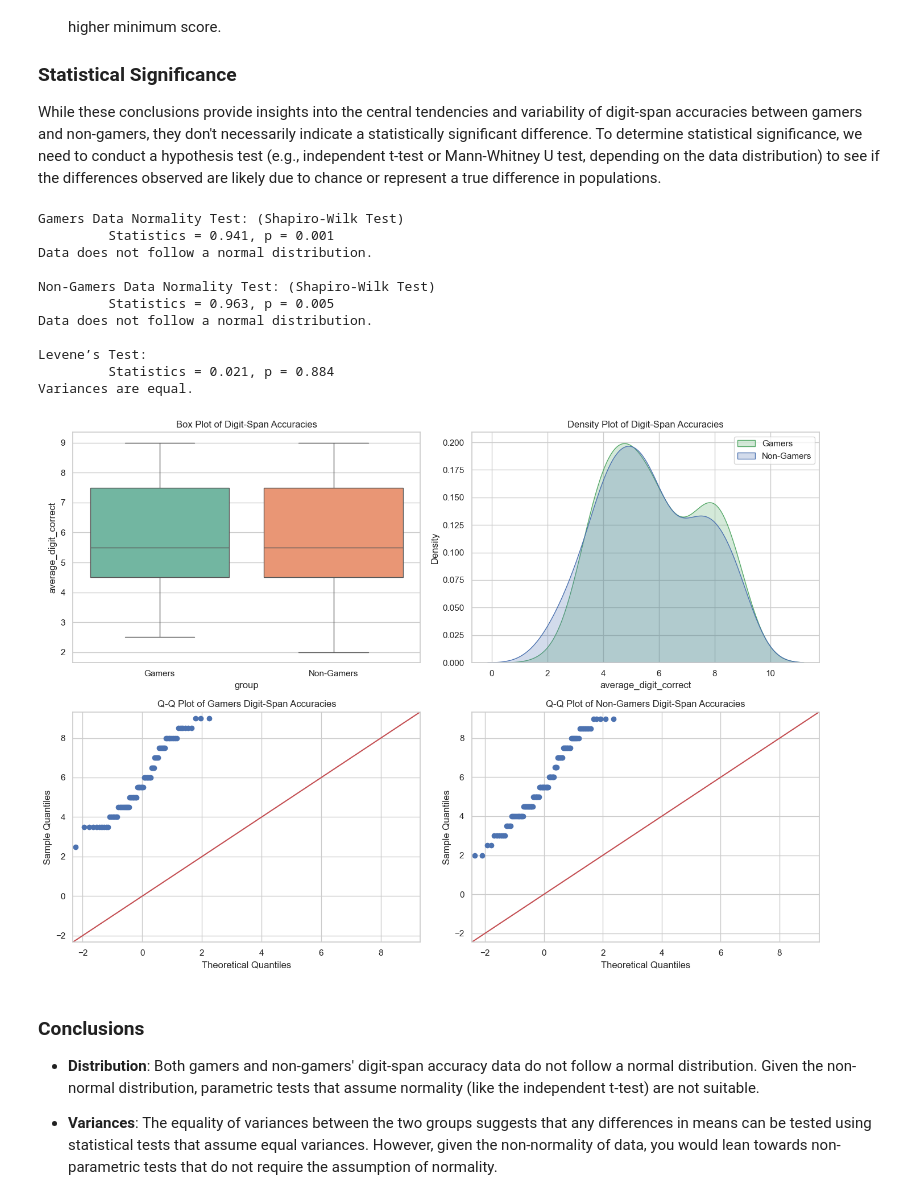
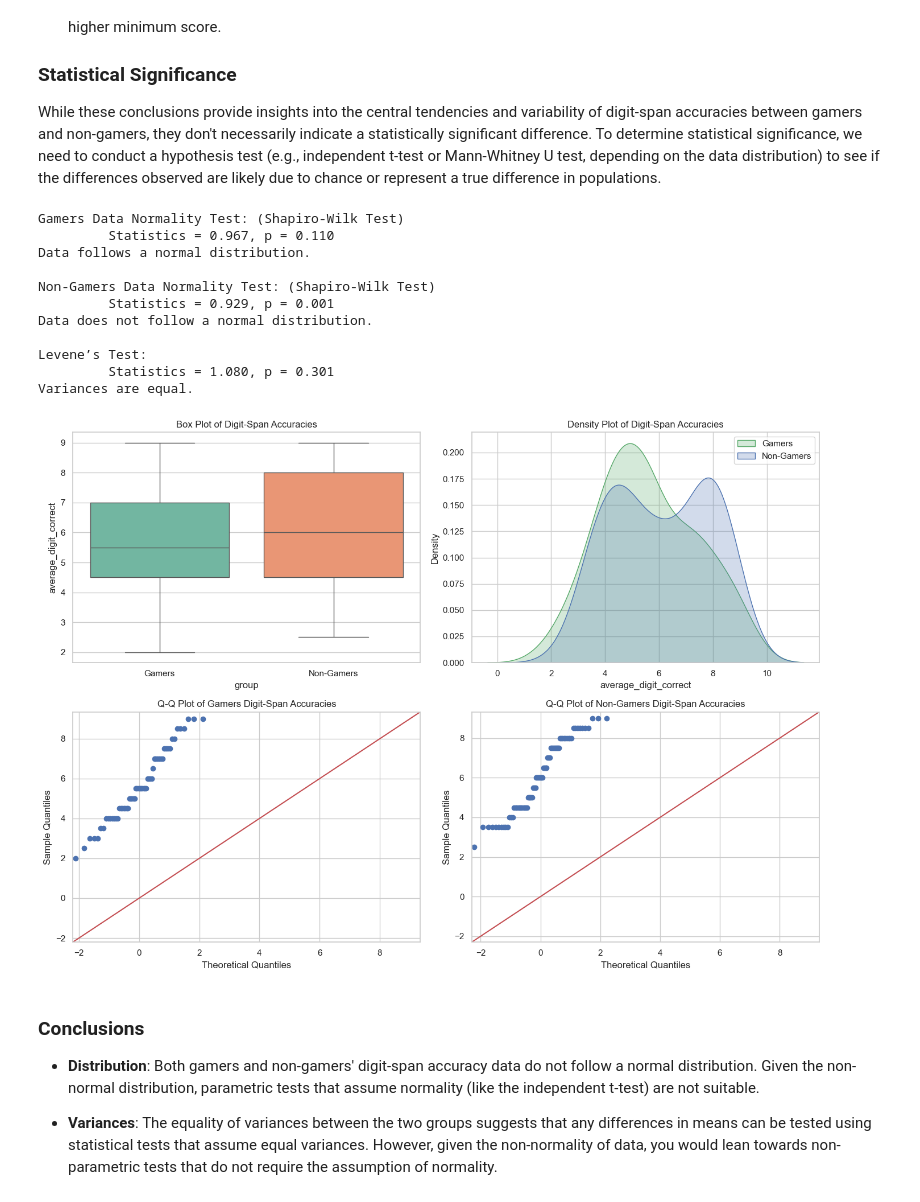
Before and after one commit to ROHIT32767/Reaction-time-and-working-memory-in-gamers-and-non-gamers, a Jupyter notebook: project.ipynb, the cells around one changed output. Cells and saved outputs as stored; diff of their text form; code cells hidden in the pictures.

```diff
--- a/project.ipynb
+++ b/project.ipynb
@@ -131,0 +85,2 @@ plt.show()
+# %%
+group1_data, group2_data = df[df['group'] == 1], df[df['group'] == 2]
@@ -256,5 +287,3 @@ There were no differences between questionnaire delivery time (before or after t
 # %% [markdown]
 # Alternate task switching task including all data
-# %%
-df = pd.read_excel('raw_data.xlsx')
 # %%
@@ -1164,8 +1032,0 @@ The correlation is not statistically significant.
-# %%
-df = pd.read_excel('raw_data.xlsx')
-
-filtered_df = df[['group', 'digit_1_correct', 'digit_2_correct']].copy()
-
-filtered_df.loc[:, 'average_digit_correct'] = filtered_df[['digit_1_correct', 'digit_2_correct']].mean(axis=1)
-
-gamers_data, non_gamers_data = filtered_df[df['group'] == 1]['average_digit_correct'], filtered_df[df['group'] == 2]['average_digit_correct']
@@ -1195,0 +1193,7 @@ Non-Gamers Statistics:
+# %%
+filtered_df = df[['group', 'digit_1_correct', 'digit_2_correct', 'average_digit_max', 'quest_timing']].copy()
+
+filtered_df.loc[:, 'average_digit_correct'] = filtered_df[['digit_1_correct', 'digit_2_correct']].mean(axis=1)
+
+gamers_data = filtered_df[df['group'] == 1][['group', 'average_digit_correct', 'average_digit_max', 'quest_timing']]
+non_gamers_data = filtered_df[df['group'] == 2][['group', 'average_digit_correct', 'average_digit_max', 'quest_timing']]
@@ -1223,46 +1313,46 @@ def check_variances(data1, data2):
 
 
 print("Gamers Data Normality Test: (Shapiro-Wilk Test)")
-check_normality(gamers_data)
+check_normality(gamers_data['average_digit_correct'])
 
 print("\nNon-Gamers Data Normality Test: (Shapiro-Wilk Test)")
-check_normality(non_gamers_data)
+check_normality(non_gamers_data['average_digit_correct'])
 
-check_variances(gamers_data, non_gamers_data)
+check_variances(gamers_data['average_digit_correct'], non_gamers_data['average_digit_correct'])
 
 fig, axs = plt.subplots(2, 2, figsize=(14, 10))
 sns.set_theme(style="whitegrid")
 
 sns.boxplot(data=filtered_df, x='group', y='average_digit_correct', ax=axs[0, 0], hue='group', palette="Set2", legend=False)
 axs[0, 0].set_xticks([0, 1], ['Gamers', 'Non-Gamers'])
 axs[0, 0].set_title('Box Plot of Digit-Span Accuracies')
 
-sns.kdeplot(gamers_data, ax=axs[0, 1], fill=True, color="g", label="Gamers")
-sns.kdeplot(non_gamers_data, ax=axs[0, 1], fill=True, color="b", label="Non-Gamers")
+sns.kdeplot(gamers_data['average_digit_correct'], ax=axs[0, 1], fill=True, color="g", label="Gamers")
+sns.kdeplot(non_gamers_data['average_digit_correct'], ax=axs[0, 1], fill=True, color="b", label="Non-Gamers")
 axs[0, 1].set_title('Density Plot of Digit-Span Accuracies')
 axs[0, 1].legend()
 
-sm.qqplot(gamers_data, line ='45', ax=axs[1, 0])
+sm.qqplot(gamers_data['average_digit_correct'], line ='45', ax=axs[1, 0])
 axs[1, 0].set_title('Q-Q Plot of Gamers Digit-Span Accuracies')
 
-sm.qqplot(non_gamers_data, line ='45', ax=axs[1, 1])
+sm.qqplot(non_gamers_data['average_digit_correct'], line ='45', ax=axs[1, 1])
 axs[1, 1].set_title('Q-Q Plot of Non-Gamers Digit-Span Accuracies')
 
 plt.tight_layout()
 plt.show()
 # %% [output]
 Gamers Data Normality Test: (Shapiro-Wilk Test)
-         Statistics = 0.941, p = 0.001
-Data does not follow a normal distribution.
+         Statistics = 0.967, p = 0.110
+Data follows a normal distribution.
 
 Non-Gamers Data Normality Test: (Shapiro-Wilk Test)
-         Statistics = 0.963, p = 0.005
+         Statistics = 0.929, p = 0.001
 Data does not follow a normal distribution.
 
 Levene’s Test:
-         Statistics = 0.021, p = 0.884
+         Statistics = 1.080, p = 0.301
 Variances are equal.
-[figure, old version]
+[figure, new version]
 # %% [markdown]
 ### Conclusions
 - **Distribution**: Both gamers and non-gamers' digit-span accuracy data do not follow a normal distribution. Given the non-normal distribution, parametric tests that assume normality (like the independent t-test) are not suitable.
```
Also changed, not shown: parts of 121 cells of this notebook.
